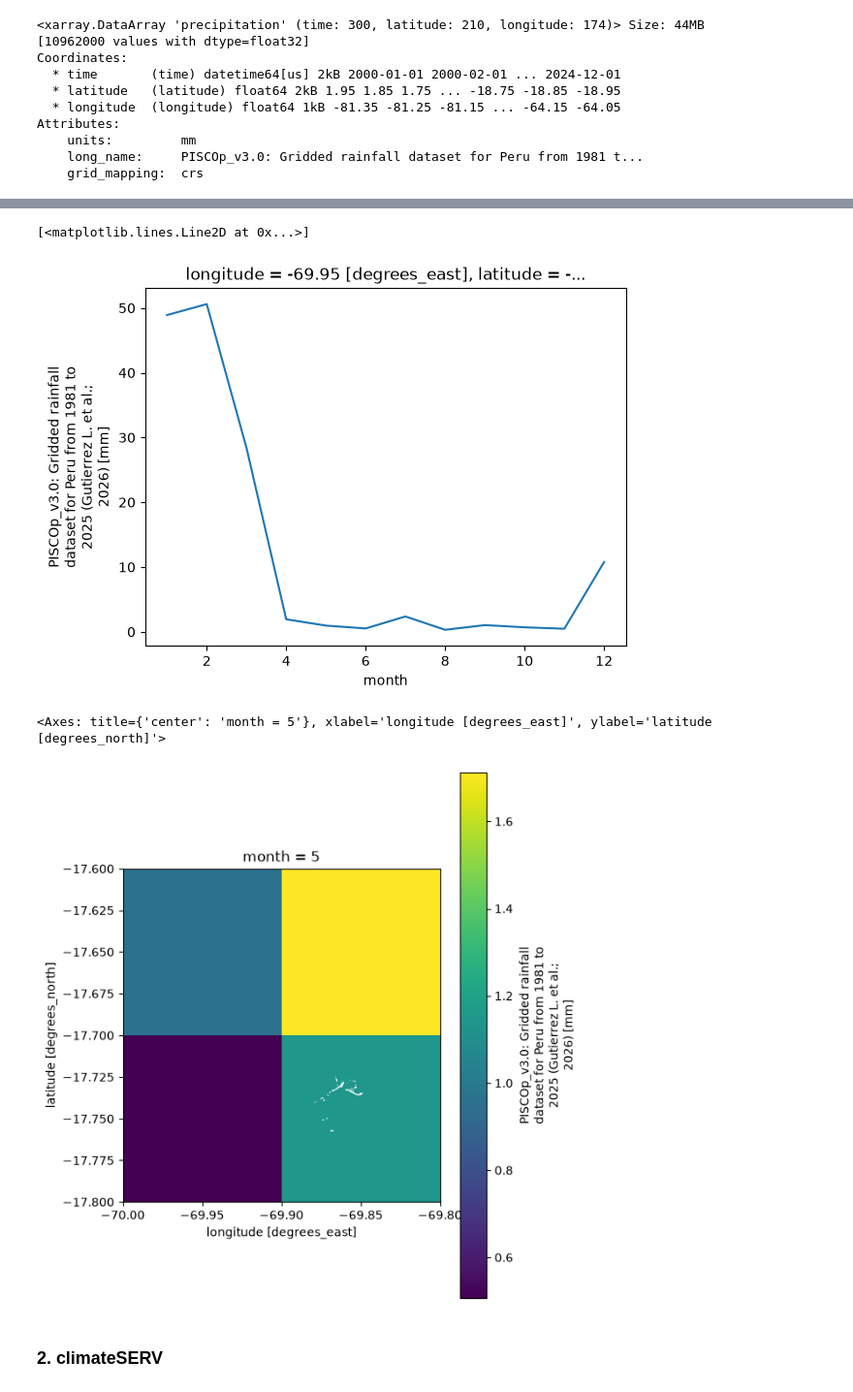
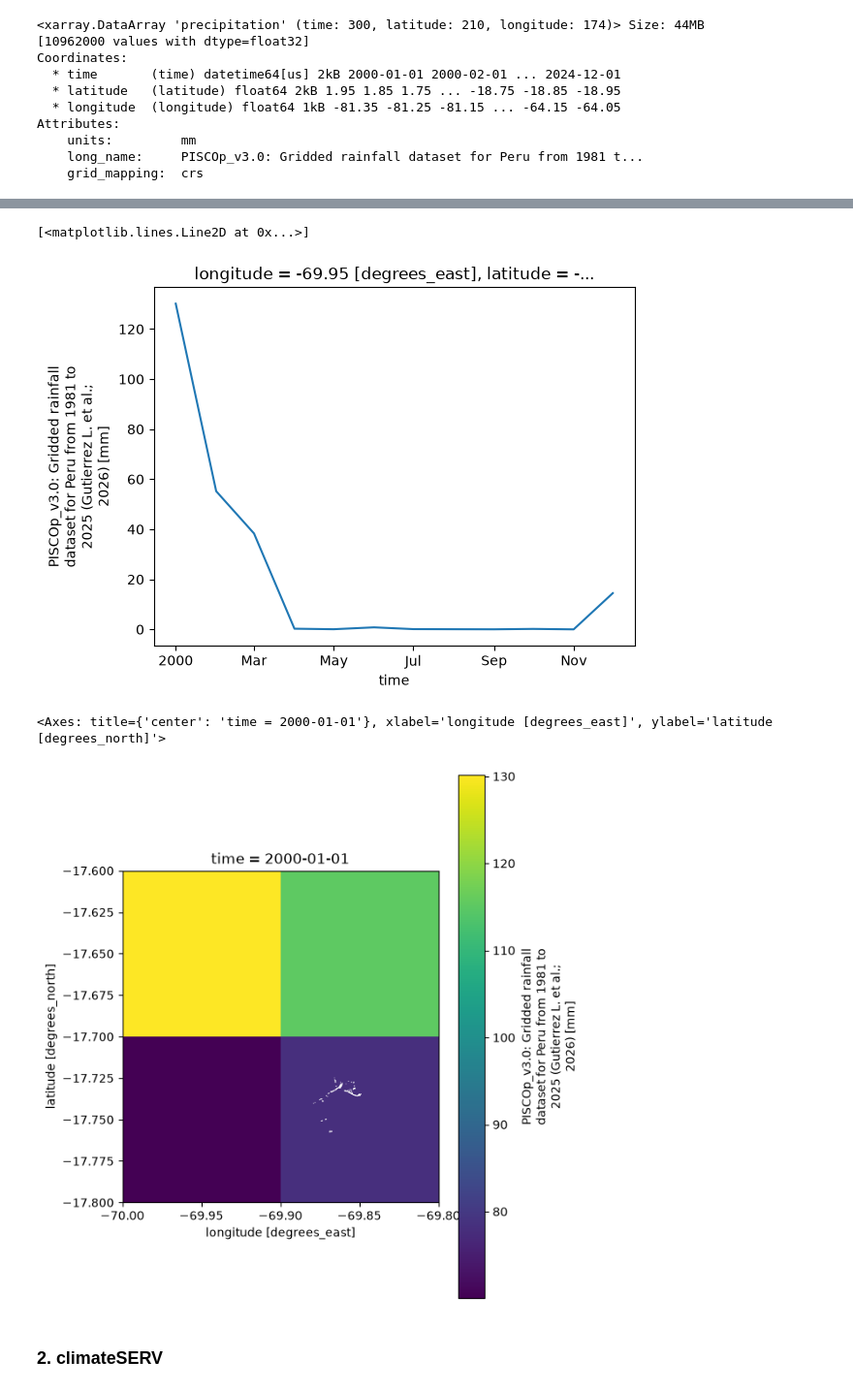
Before and after one commit to SALINASSebas/geocomp_TF, a Jupyter notebook: project_dataSearch.ipynb, the cells around one changed output, grey strips where cells are left out. Shown at 97% size. Drawn from its saved outputs; the diff is of its cells as text; code cells hidden in the pictures.

```diff
--- a/project_dataSearch.ipynb
+++ b/project_dataSearch.ipynb
@@ -216,18 +228,18 @@ bof_antauta.plot(ax=ax, facecolor='none', edgecolor='white', linewidth=0.5)
 # Visualización de precipitación promedio mensual para una coordenada específica en Caplina
 punto = p_cap_pisco.sel(latitude=-14.3, longitude=-70.3, method='nearest')
 
-punto.groupby('time.month').mean(dim='time').plot(x='month')
+punto.sel(time=slice('2000-1-1','2000-12-1')).plot()
 # %% [output]
 [<matplotlib.lines.Line2D at 0x...>]
-[figure, old version]
+[figure, new version]
 # %%
-# Visualización de la precipitación promedio del área de los bofedales de Caplina en junio
+# Visualización de la precipitación mensual del área de los bofedales de Caplina en junio
 fig, ax = plt.subplots(figsize=(6,8))
-p_cap_pisco.groupby('time.month').mean().sel(month=5).plot()
+p_cap_pisco.sel(time='2000-1-1').plot()
 bof_caplina.plot(ax=ax, facecolor='none', edgecolor='white', linewidth=0.5)
 # %% [output]
-<Axes: title={'center': 'month = 5'}, xlabel='longitude [degrees_east]', ylabel='latitude [degrees_north]'>
+<Axes: title={'center': 'time = 2000-01-01'}, xlabel='longitude [degrees_east]', ylabel='latitude [degrees_north]'>
-[figure, old version]
+[figure, new version]
 # %% [markdown]
 ### 2. climateSERV
 # %%
```
Also changed, not shown: parts of 66 cells of this notebook.
